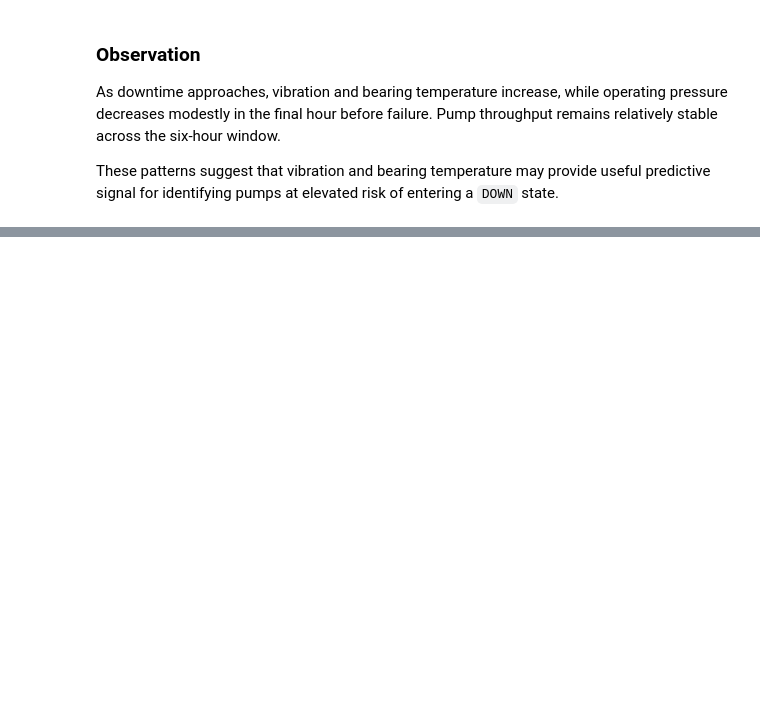
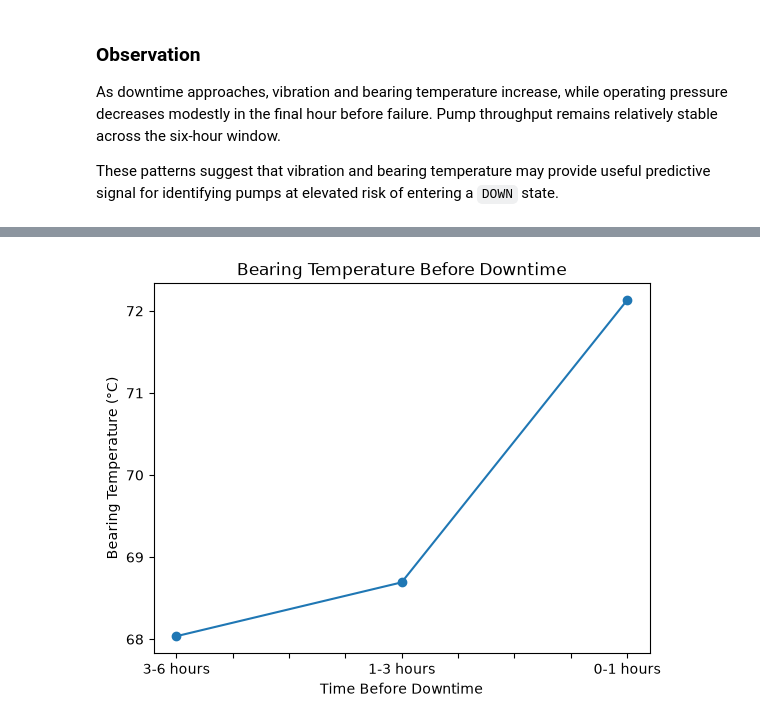
Before and after one commit to MohnishMehta/Break-Through-Tech-ML-Pipeline, a Jupyter notebook: notebooks/01_data_exploration.ipynb, the cells around one changed output, grey strips where cells are left out. Cells and saved outputs as stored; diff of their text form; code cells hidden in the pictures; blank space fills up the shorter version.

```diff
--- a/notebooks/01_data_exploration.ipynb
+++ b/notebooks/01_data_exploration.ipynb
@@ -531,0 +619,12 @@ These patterns suggest that vibration and bearing temperature may provide useful
+# %%
+sensor_trend_data["bearing_temp_C"].plot(
+    kind="line",
+    marker="o"
+)
+
+plt.title("Bearing Temperature Before Downtime")
+plt.xlabel("Time Before Downtime")
+plt.ylabel("Bearing Temperature (°C)")
+plt.show()
+# %% [output]
+[figure, added]
```
Also changed, not shown: parts of 11 cells of this notebook.
